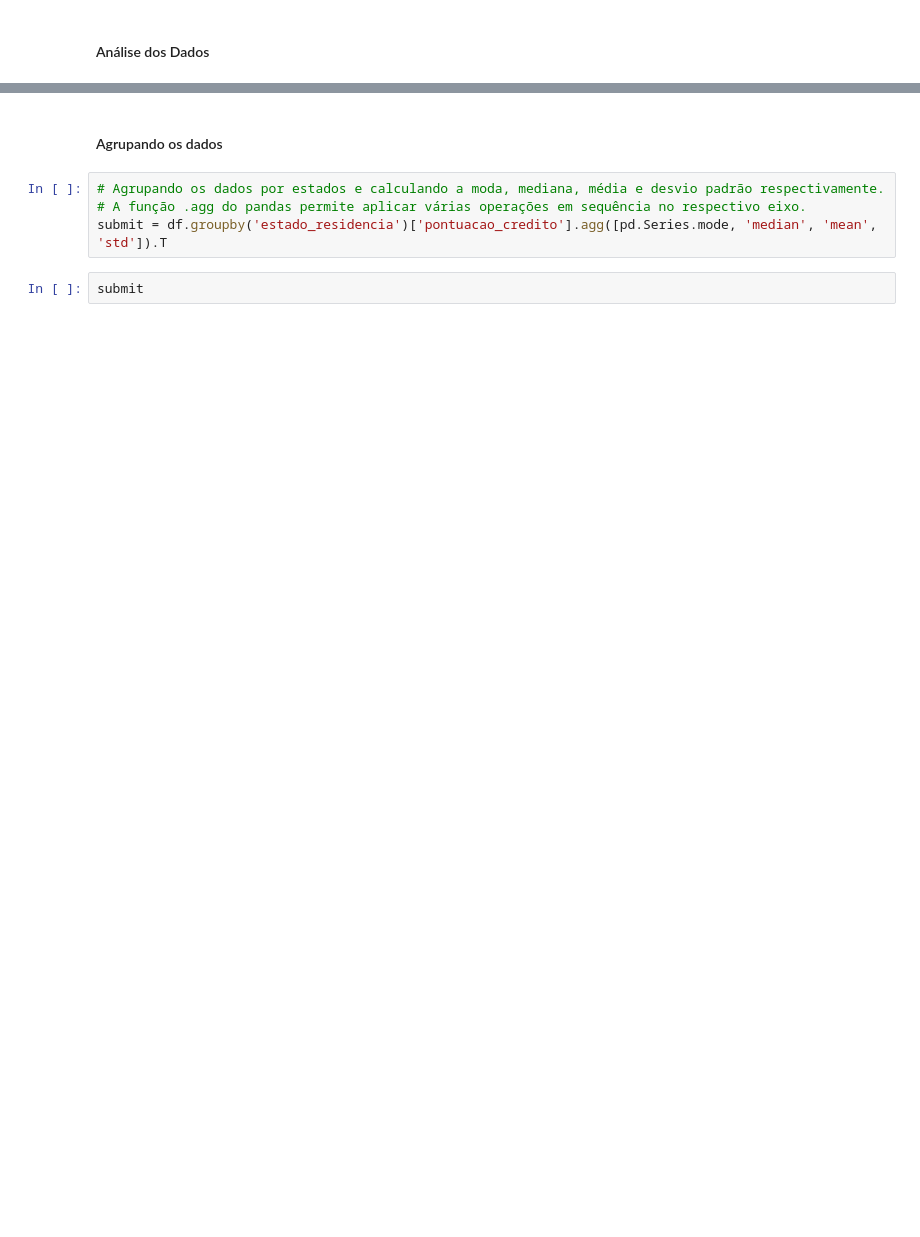
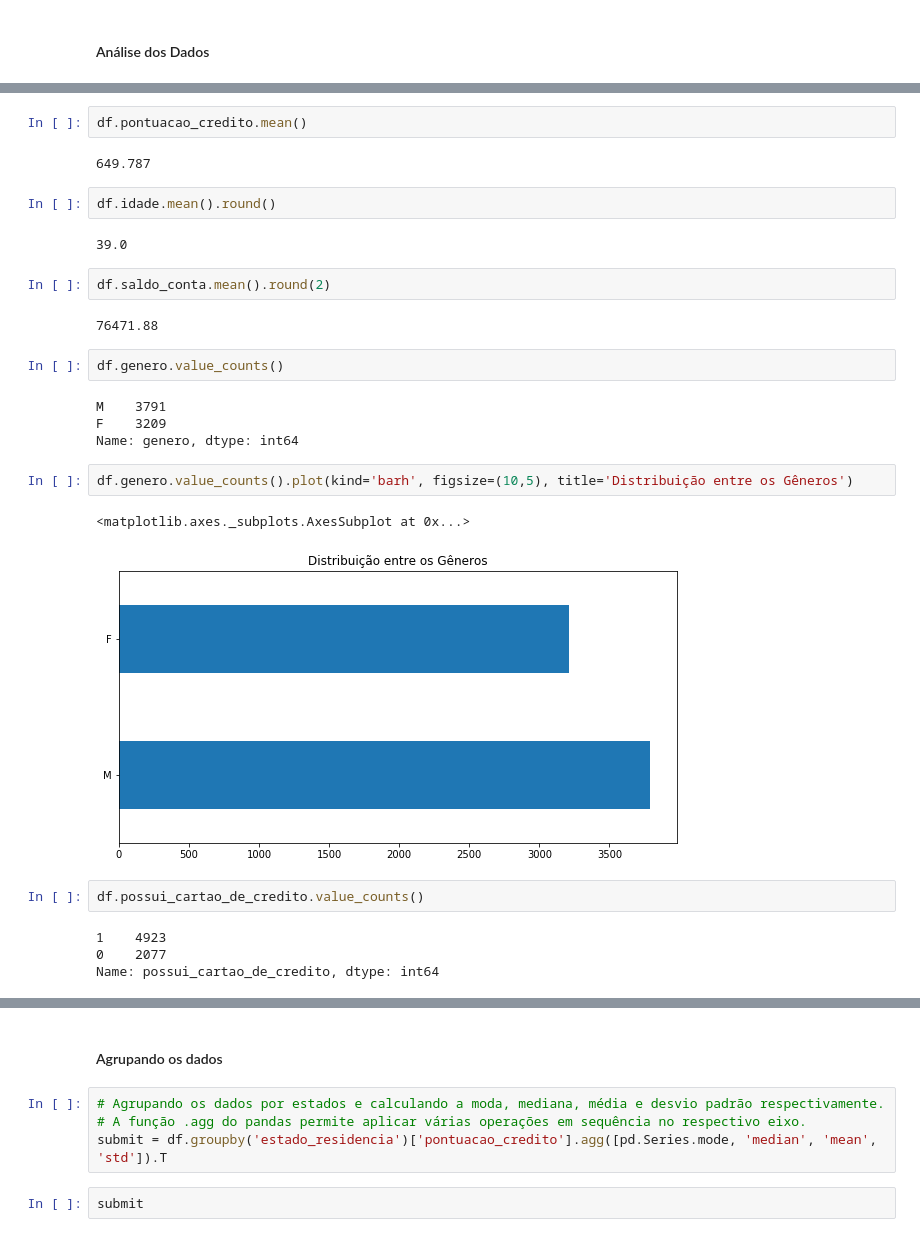
Before and after one commit to RobertoPaixao95/ds_aceleradev_2020, a Jupyter notebook: coestatistica-1/coestatistica-1.ipynb, the cells around one changed output, grey strips where cells are left out. Saved outputs shown, nothing was run; the diff lists cells and outputs as text; blank space fills up the shorter version.

```diff
--- a/coestatistica-1/coestatistica-1.ipynb
+++ b/coestatistica-1/coestatistica-1.ipynb
@@ -31,0 +73,29 @@ df.columns
+# %%
+df.pontuacao_credito.mean()
+# %% [output]
+649.787
+# %%
+df.idade.mean().round()
+# %% [output]
+39.0
+# %%
+df.saldo_conta.mean().round(2)
+# %% [output]
+76471.88
+# %%
+df.genero.value_counts()
+# %% [output]
+M    3791
+F    3209
+Name: genero, dtype: int64
+# %%
+df.genero.value_counts().plot(kind='barh', figsize=(10,5), title='Distribuição entre os Gêneros')
+# %% [output]
+<matplotlib.axes._subplots.AxesSubplot at 0x...>
+[figure, added]
+# %%
+df.possui_cartao_de_credito.value_counts()
+# %% [output]
+1    4923
+0    2077
+Name: possui_cartao_de_credito, dtype: int64
```
Also changed, not shown: parts of 9 cells of this notebook.
